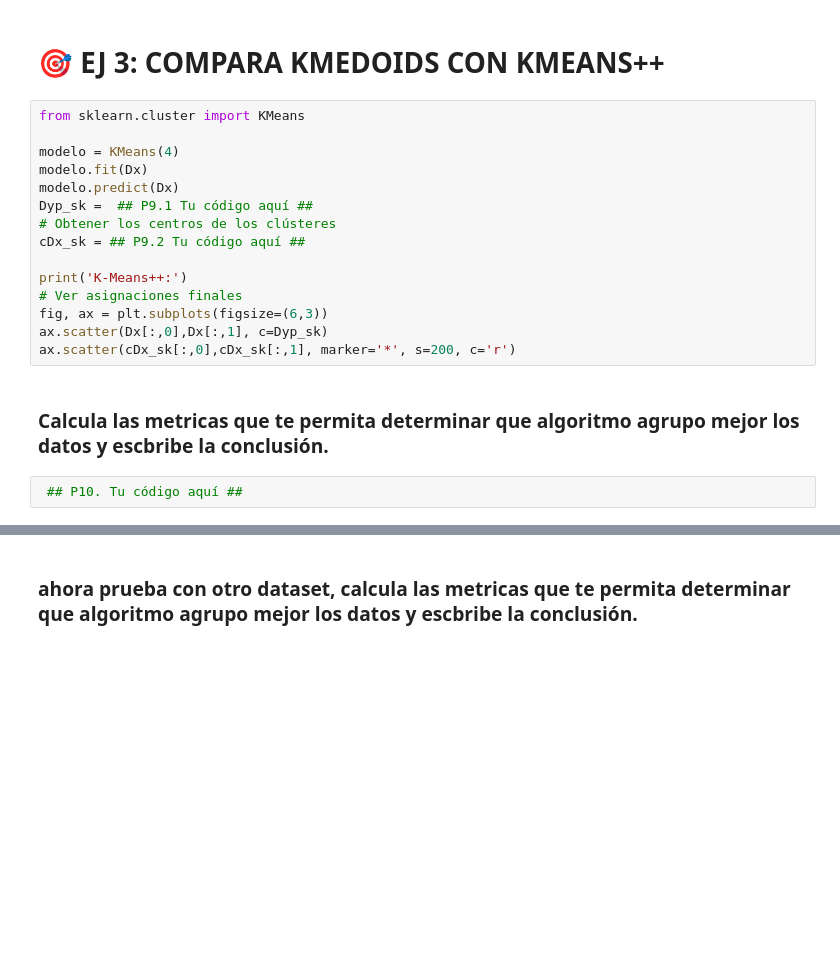
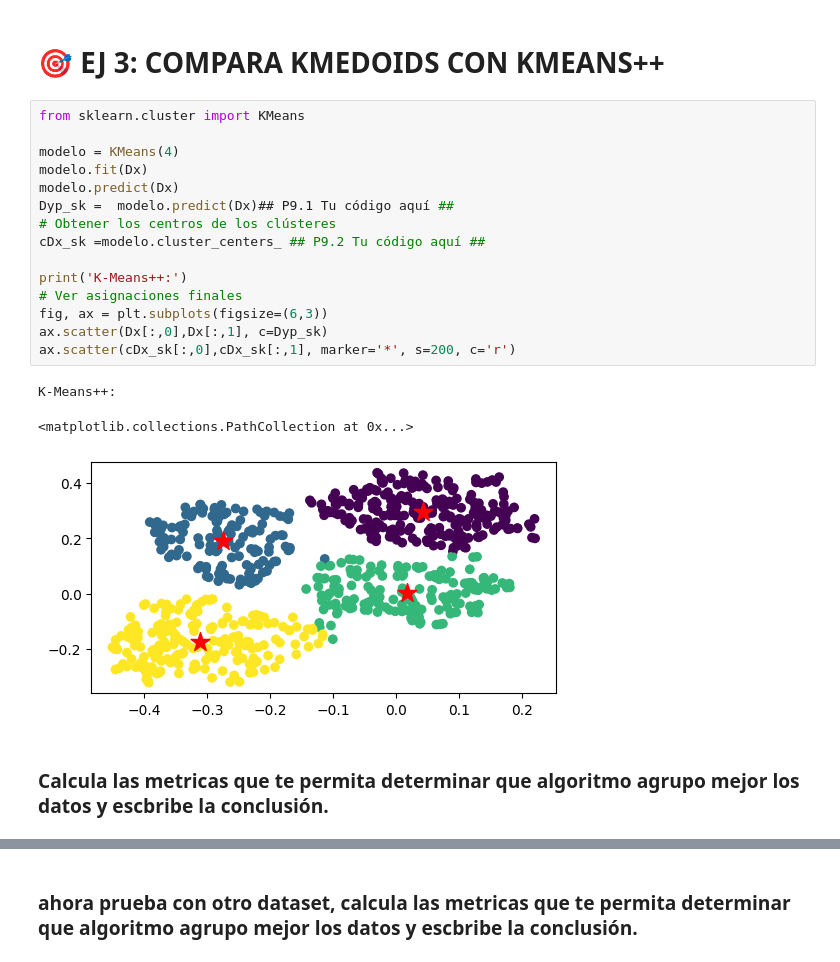
Before and after one commit to SandraNavarrete-docente/aprendizaje-automatico-252601, a Jupyter notebook: 04-MODELOS-NO-SUPERVISADOS/4_4_Métodos_de_clustering_basados_en_particiones_V3.ipynb, the cells around one changed output, grey strips where cells are left out. Cells and saved outputs as stored; diff of their text form; blank space fills up the shorter version.

```diff
--- a/04-MODELOS-NO-SUPERVISADOS/4_4_Métodos_de_clustering_basados_en_particiones_V3.ipynb
+++ b/04-MODELOS-NO-SUPERVISADOS/4_4_Métodos_de_clustering_basados_en_particiones_V3.ipynb
@@ -175,19 +205,21 @@ ax.scatter(cDx[:,0],cDx[:,1], marker='*', s=200, c='r')
 # %%
 from sklearn.cluster import KMeans
 
 modelo = KMeans(4)
 modelo.fit(Dx)
 modelo.predict(Dx)
-Dyp_sk =  ## P9.1 Tu código aquí ##
+Dyp_sk =  modelo.predict(Dx)## P9.1 Tu código aquí ##
 # Obtener los centros de los clústeres
-cDx_sk = ## P9.2 Tu código aquí ##
+cDx_sk =modelo.cluster_centers_ ## P9.2 Tu código aquí ##
 
 print('K-Means++:')
 # Ver asignaciones finales
 fig, ax = plt.subplots(figsize=(6,3))
 ax.scatter(Dx[:,0],Dx[:,1], c=Dyp_sk)
 ax.scatter(cDx_sk[:,0],cDx_sk[:,1], marker='*', s=200, c='r')
+# %% [output]
+K-Means++:
+<matplotlib.collections.PathCollection at 0x...>
+[figure, added]
 # %% [markdown]
 ### Calcula las metricas que te permita determinar que algoritmo agrupo mejor los datos y escbribe la conclusión.
-# %%
- ## P10. Tu código aquí ##
```
Also changed, not shown: parts of 18 cells of this notebook.
